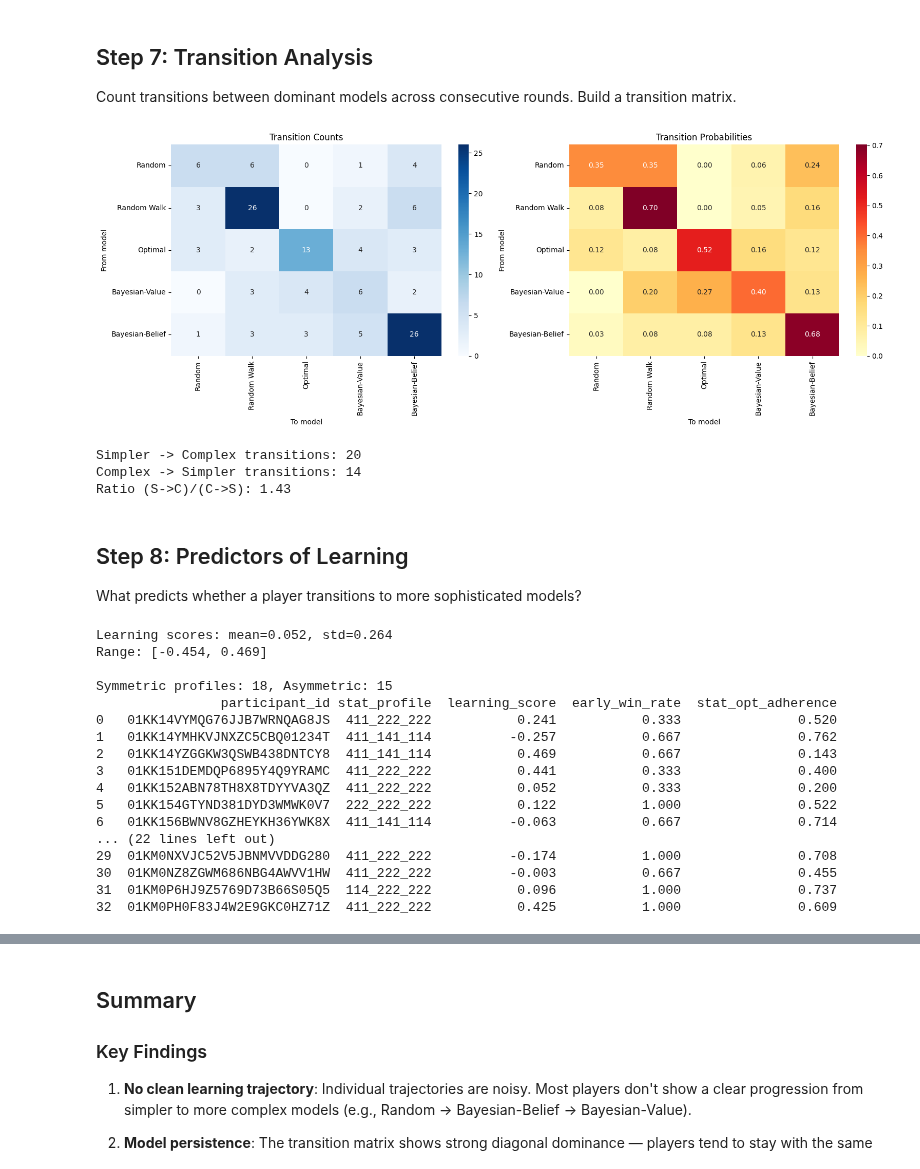
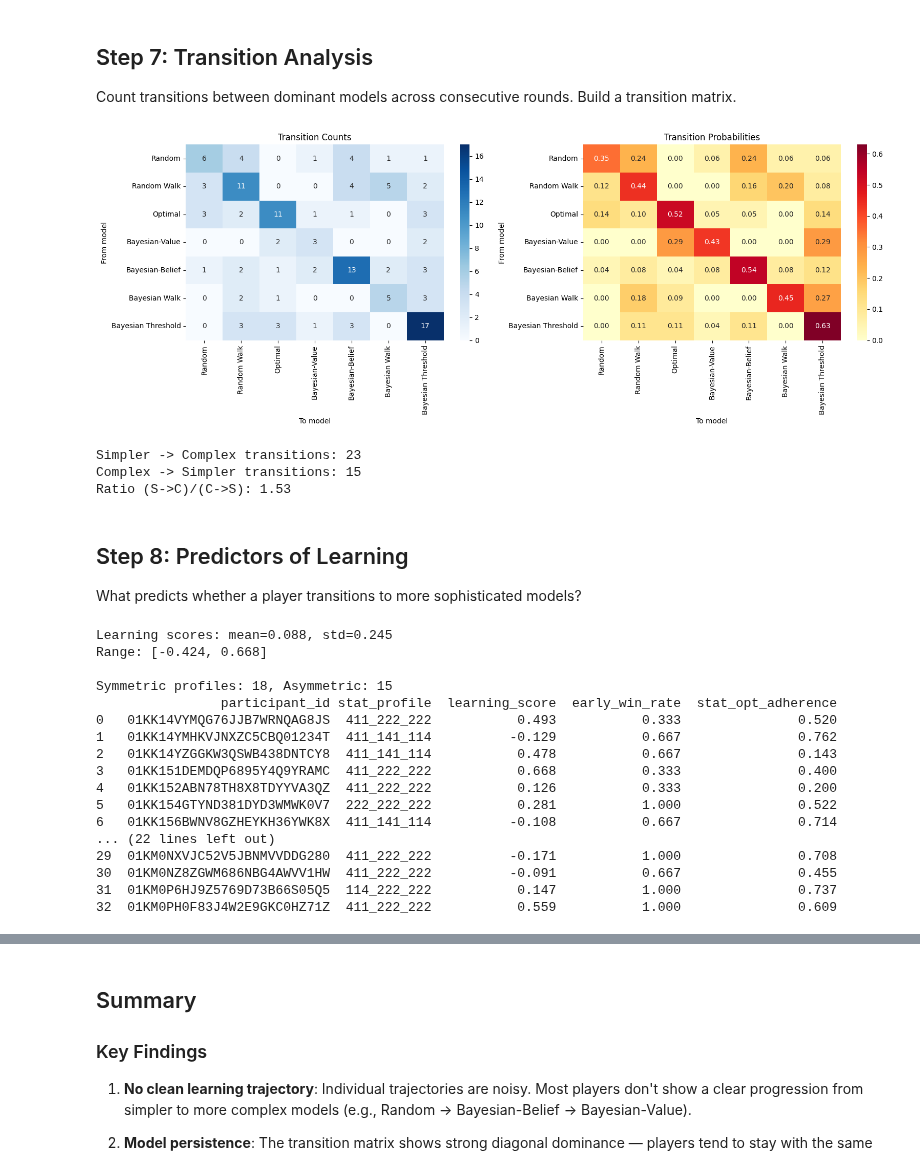
Before and after one commit to jolow99/bayesian-role-specialization, a Jupyter notebook: analysis/experiments/2026-03-29_learning_trajectories/analysis.ipynb, the cells around one changed output, grey strips where cells are left out. Drawn from its saved outputs; the diff is of its cells as text; code cells hidden in the pictures.

```diff
--- a/analysis/experiments/2026-03-29_learning_trajectories/analysis.ipynb
+++ b/analysis/experiments/2026-03-29_learning_trajectories/analysis.ipynb
@@ -522,6 +661,8 @@ model_colors = {
     'Optimal': '#2ecc71',
     'Bayesian-Value': '#e74c3c',
     'Bayesian-Belief': '#3498db',
+    'Bayesian Walk': '#8e44ad',
+    'Bayesian Threshold': '#f39c12',
 }
 
 # Get sorted list of participants
@@ -559,7 +700,7 @@ for idx in range(n_players, len(axes_flat)):
 
 # Single legend at top
 handles = [plt.Line2D([0], [0], color=model_colors[n], linewidth=2, label=n) for n in model_names]
-fig.legend(handles=handles, loc='upper center', ncol=5, fontsize=10, bbox_to_anchor=(0.5, 1.02))
+fig.legend(handles=handles, loc='upper center', ncol=4, fontsize=10, bbox_to_anchor=(0.5, 1.02))
 
 fig.suptitle('Learning Trajectories: Per-Player Model Posterior (Sliding Window = 2)',
              fontsize=14, y=1.05)
@@ -705,38 +846,38 @@ ax.set_title('Transition Counts')
 # Probabilities
 ax = axes[1]
 sns.heatmap(trans_prob, annot=True, fmt='.2f', cmap='YlOrRd',
             xticklabels=model_names, yticklabels=model_names, ax=ax)
 ax.set_xlabel('To model')
 ax.set_ylabel('From model')
 ax.set_title('Transition Probabilities')
 
 plt.tight_layout()
 fig.savefig(SAVE_DIR / 'transition_matrix.png', dpi=150, bbox_inches='tight')
 plt.show()
 
 # Simpler -> Complex analysis
 simpler = {'Random', 'Random Walk', 'Optimal'}
-complex_ = {'Bayesian-Belief', 'Bayesian-Value'}
+complex_ = {'Bayesian-Belief', 'Bayesian-Value', 'Bayesian Walk', 'Bayesian Threshold'}
 
 simple_to_complex = 0
 complex_to_simple = 0
 for pid in pids_sorted:
     player_data = sw2_df[sw2_df['participant_id'] == pid].sort_values('window_end')
     dom_seq = player_data['dominant_model'].tolist()
     for t in range(len(dom_seq) - 1):
         if dom_seq[t] in simpler and dom_seq[t+1] in complex_:
             simple_to_complex += 1
         elif dom_seq[t] in complex_ and dom_seq[t+1] in simpler:
             complex_to_simple += 1
 
 print(f"\nSimpler -> Complex transitions: {simple_to_complex}")
 print(f"Complex -> Simpler transitions: {complex_to_simple}")
 print(f"Ratio (S->C)/(C->S): {simple_to_complex/max(complex_to_simple,1):.2f}")
 # %% [output]
-[figure, old version]
+[figure, new version]
-Simpler -> Complex transitions: 20
-Complex -> Simpler transitions: 14
-Ratio (S->C)/(C->S): 1.43
+Simpler -> Complex transitions: 23
+Complex -> Simpler transitions: 15
+Ratio (S->C)/(C->S): 1.53
 # %% [markdown]
 ## Step 8: Predictors of Learning
 
@@ -762,8 +903,8 @@ for pid in pids_sorted:
     late = player_sw.iloc[mid:]
 
     # Learning score: change in P(complex models)
-    early_complex = (early['post_Bayesian-Belief'] + early['post_Bayesian-Value']).mean()
-    late_complex = (late['post_Bayesian-Belief'] + late['post_Bayesian-Value']).mean()
+    early_complex = (early['post_Bayesian-Belief'] + early['post_Bayesian-Value'] + early['post_Bayesian Walk'] + early['post_Bayesian Threshold']).mean()
+    late_complex = (late['post_Bayesian-Belief'] + late['post_Bayesian-Value'] + late['post_Bayesian Walk'] + late['post_Bayesian Threshold']).mean()
     learning_score = late_complex - early_complex
 
     # Stat profile
@@ -814,23 +955,23 @@ print(f"Range: [{pred_df['learning_score'].min():.3f}, {pred_df['learning_score'
 print(f"\nSymmetric profiles: {pred_df['is_symmetric'].sum()}, Asymmetric: {(~pred_df['is_symmetric']).sum()}")
 print(pred_df[['participant_id', 'stat_profile', 'learning_score', 'early_win_rate', 'stat_opt_adherence']].to_string(float_format='{:.3f}'.format))
 # %% [output]
-Learning scores: mean=0.052, std=0.264
-Range: [-0.454, 0.469]
+Learning scores: mean=0.088, std=0.245
+Range: [-0.424, 0.668]
 
 Symmetric profiles: 18, Asymmetric: 15
                 participant_id stat_profile  learning_score  early_win_rate  stat_opt_adherence
-0   01KK14VYMQG76JJB7WRNQAG8JS  411_222_222           0.241           0.333               0.520
-1   01KK14YMHKVJNXZC5CBQ01234T  411_141_114          -0.257           0.667               0.762
-2   01KK14YZGGKW3QSWB438DNTCY8  411_141_114           0.469           0.667               0.143
-3   01KK151DEMDQP6895Y4Q9YRAMC  411_222_222           0.441           0.333               0.400
-4   01KK152ABN78TH8X8TDYYVA3QZ  411_222_222           0.052           0.333               0.200
-5   01KK154GTYND381DYD3WMWK0V7  222_222_222           0.122           1.000               0.522
-6   01KK156BWNV8GZHEYKH36YWK8X  411_141_114          -0.063           0.667               0.714
+0   01KK14VYMQG76JJB7WRNQAG8JS  411_222_222           0.493           0.333               0.520
+1   01KK14YMHKVJNXZC5CBQ01234T  411_141_114          -0.129           0.667               0.762
+2   01KK14YZGGKW3QSWB438DNTCY8  411_141_114           0.478           0.667               0.143
+3   01KK151DEMDQP6895Y4Q9YRAMC  411_222_222           0.668           0.333               0.400
+4   01KK152ABN78TH8X8TDYYVA3QZ  411_222_222           0.126           0.333               0.200
+5   01KK154GTYND381DYD3WMWK0V7  222_222_222           0.281           1.000               0.522
+6   01KK156BWNV8GZHEYKH36YWK8X  411_141_114          -0.108           0.667               0.714
 ... (22 lines left out)
-29  01KM0NXVJC52V5JBNMVVDDG280  411_222_222          -0.174           1.000               0.708
-30  01KM0NZ8ZGWM686NBG4AWVV1HW  411_222_222          -0.003           0.667               0.455
-31  01KM0P6HJ9Z5769D73B66S05Q5  114_222_222           0.096           1.000               0.737
-32  01KM0PH0F83J4W2E9GKC0HZ71Z  411_222_222           0.425           1.000               0.609
+29  01KM0NXVJC52V5JBNMVVDDG280  411_222_222          -0.171           1.000               0.708
+30  01KM0NZ8ZGWM686NBG4AWVV1HW  411_222_222          -0.091           0.667               0.455
+31  01KM0P6HJ9Z5769D73B66S05Q5  114_222_222           0.147           1.000               0.737
+32  01KM0PH0F83J4W2E9GKC0HZ71Z  411_222_222           0.559           1.000               0.609
 # %%
 
 # Fix the deprecation warning in boxplot
```
Also changed, not shown: parts of 14 cells of this notebook, 10 other files.
